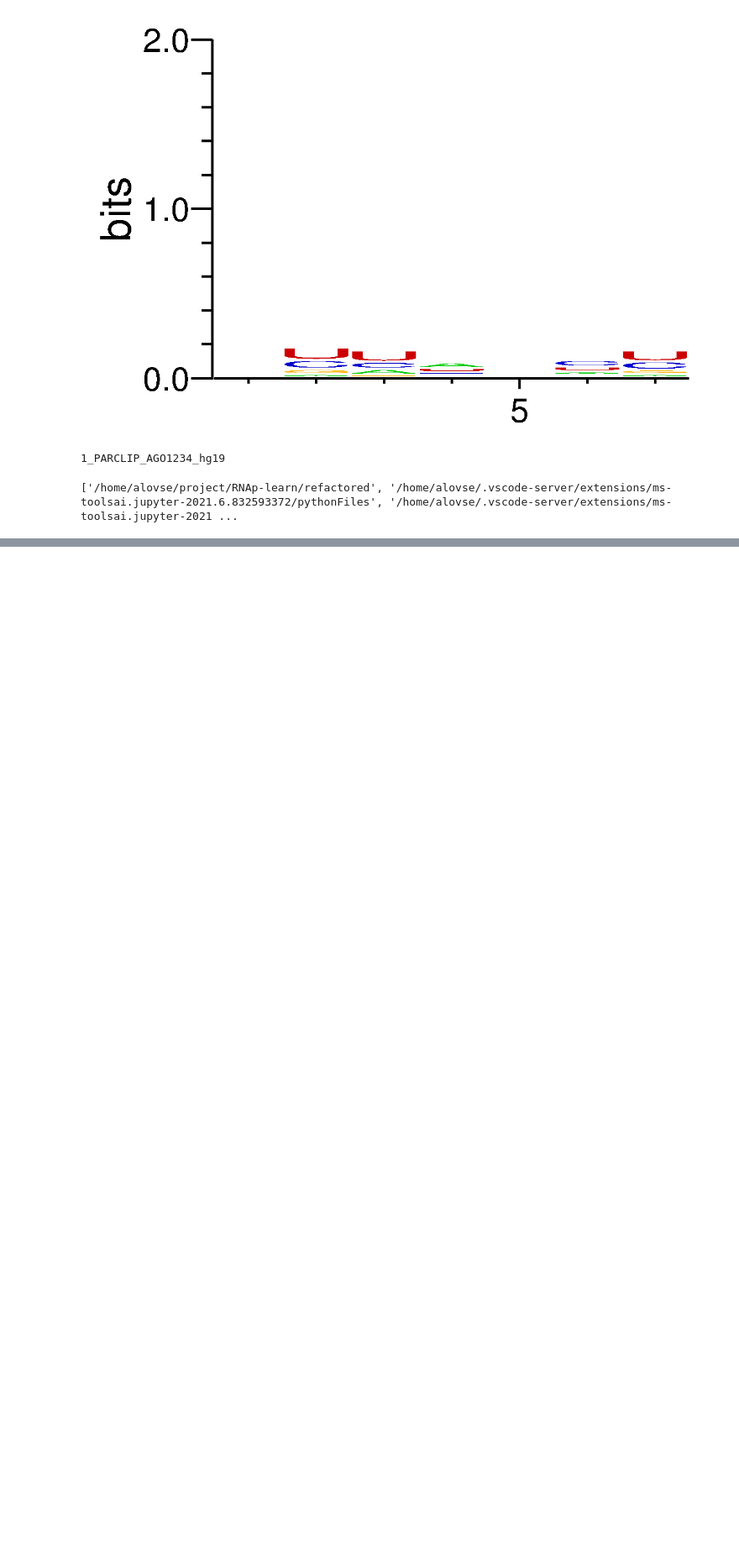
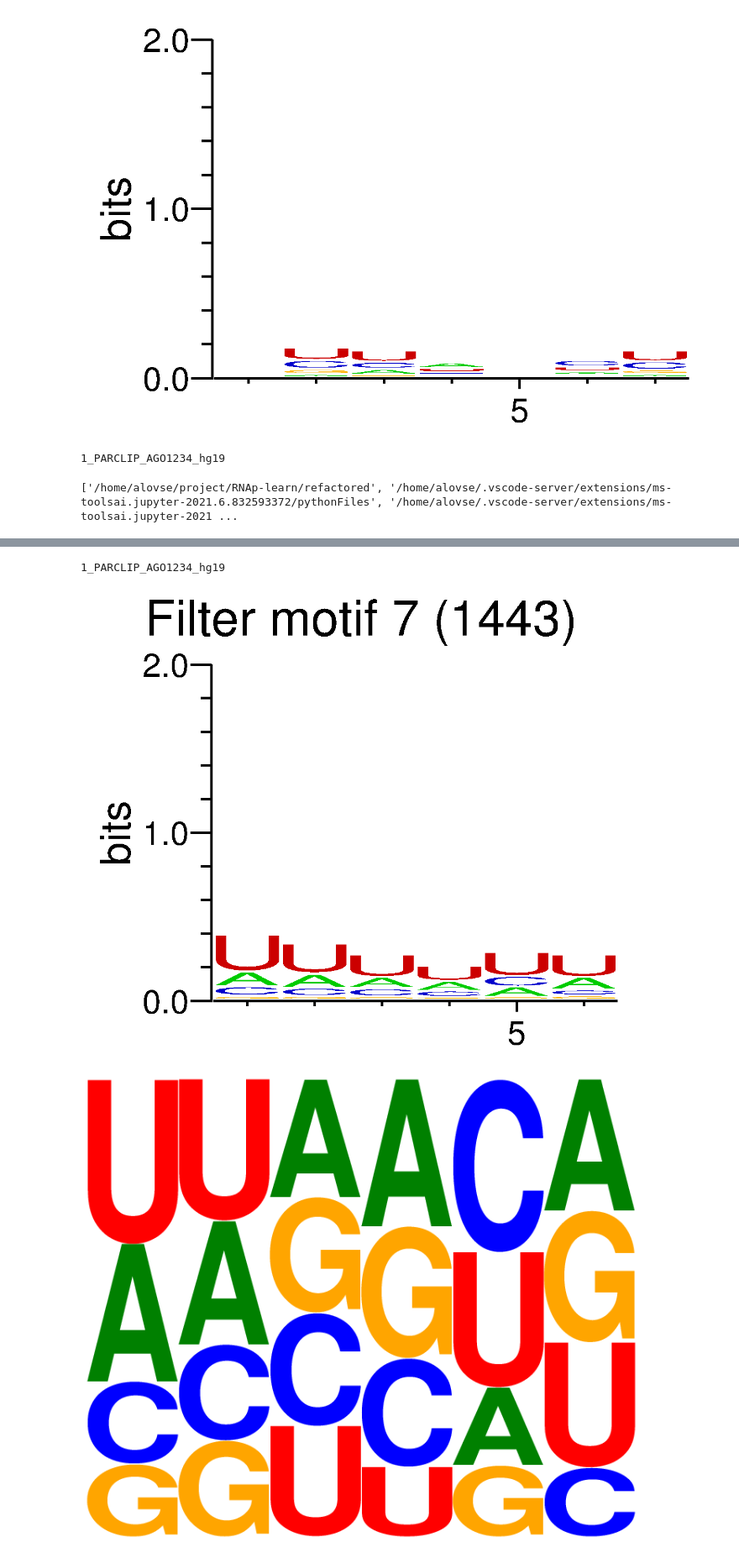
Before and after one commit to AnzeLovse/mcBind, a Jupyter notebook: refactored/3_visualisations.ipynb, the cells around one changed output, grey strips where cells are left out. Shown: that part at 84% size. Saved outputs shown, nothing was run; the diff lists cells and outputs as text; code cells hidden in the pictures; blank space fills up the shorter version.

```diff
--- a/refactored/3_visualisations.ipynb
+++ b/refactored/3_visualisations.ipynb
@@ -118,5 +117,0 @@ for protein in protein_list:
-# %%
-for protein in protein_list:
-    print(protein)
-    for filter_number in range(10):
-        display(Image(f"results/filter_motifs/{protein}/motif{filter_number}.png"))
@@ -260,0 +281,8 @@ jaspar_file.close()
+# %%
+filter_order = {}
+for protein in protein_list:
+    filter_auc = get_filter_aucs(protein, experiment_set)
+    filter_order[protein] =  np.argsort(filter_auc)
+
+with open("results/filter_order.pkl", "wb") as pkl:
+    pickle.dump(filter_order, pkl, protocol=pickle.HIGHEST_PROTOCOL)
@@ -261,5 +292,10 @@ jaspar_file.close()
 # %%
 for protein in protein_list:
     print(protein)
-    for filter_number in range(10):
-        display(Image(f"results/filters/{protein}/motif{filter_number}.png"))
+    for filter_number in filter_order[protein]:
+        display(Image(f"results/filter_motifs/{protein}/motif{filter_number}.png"))
+        display(Image(f"results/filters/SEQ_{protein}_{filter_number}.png"))
+# %% [output]
+1_PARCLIP_AGO1234_hg19
+[figure, added]
+[figure, added]
```
Also changed, not shown: parts of 7 cells of this notebook, 12 other files.
